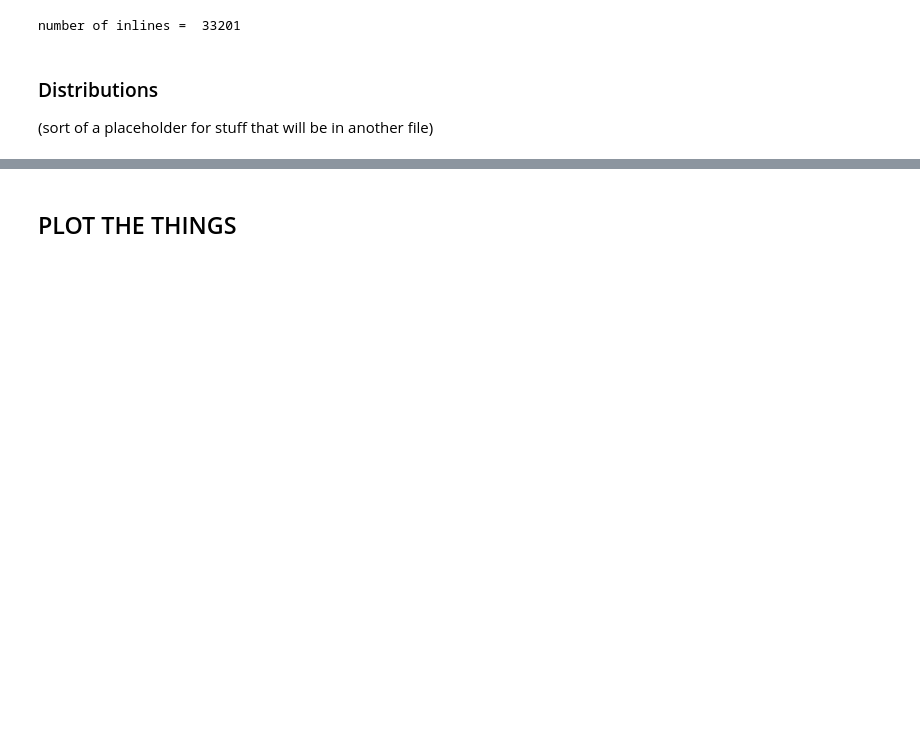
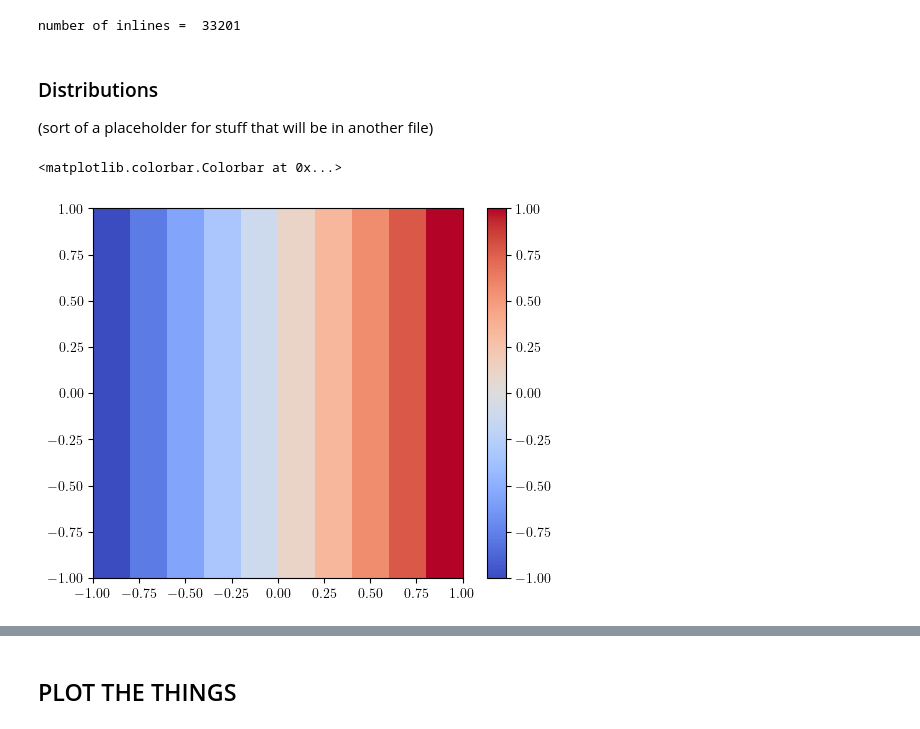
Before and after one commit to ReadingTimeMachine/LMM_Figure_Parsing, a Jupyter notebook: create_synthetic_figures.ipynb, the cells around one changed output, grey strips where cells are left out. Saved outputs shown, nothing was run; the diff lists cells and outputs as text; code cells hidden in the pictures; blank space fills up the shorter version.

```diff
--- a/create_synthetic_figures.ipynb
+++ b/create_synthetic_figures.ipynb
@@ -381,4 +381,30 @@ number of inlines =  33201
 ### Distributions
 
 (sort of a placeholder for stuff that will be in another file)
+# %%
+xmin,xmax = -1,1
+ymin,ymax = -1,1
+npoints = (10,20)
+
+a11 = 0
+m11 = 1
+
+a22 = 0
+m22 = 0
+
+
+x = np.linspace(xmin,xmax,npoints[0])
+y = np.linspace(ymin,ymax,npoints[1])
+grid = np.zeros([len(x),len(y)])
+# repeat x/y
+xr = np.repeat(x[:,np.newaxis], len(y), axis=1).T
+yr = np.repeat(y[:,np.newaxis], len(x), axis=1)
+
+grid = m11*xr + a11 + m22*yr + a22
+
+plt.imshow(grid, extent=(xmin,xmax,ymin,ymax))
+plt.colorbar()
+# %% [output]
+<matplotlib.colorbar.Colorbar at 0x...>
+[figure, added]
 # %%
```
Also changed, not shown: parts of 20 cells of this notebook, 3 other files.
